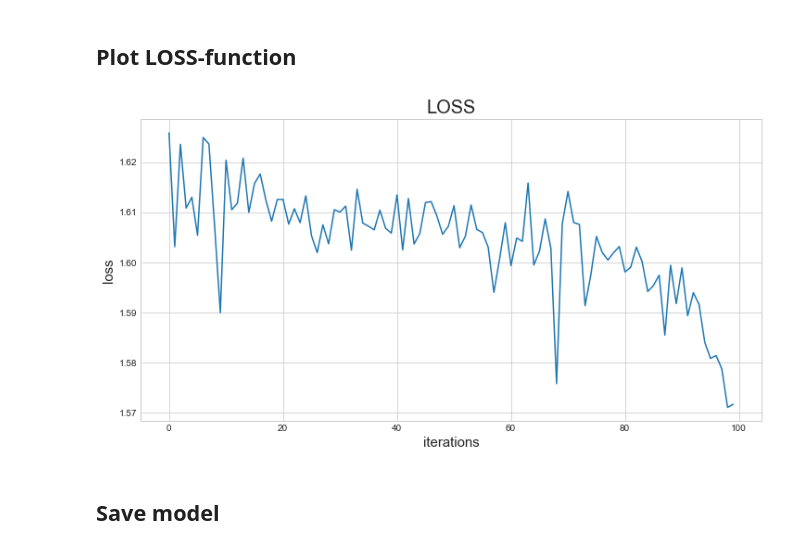
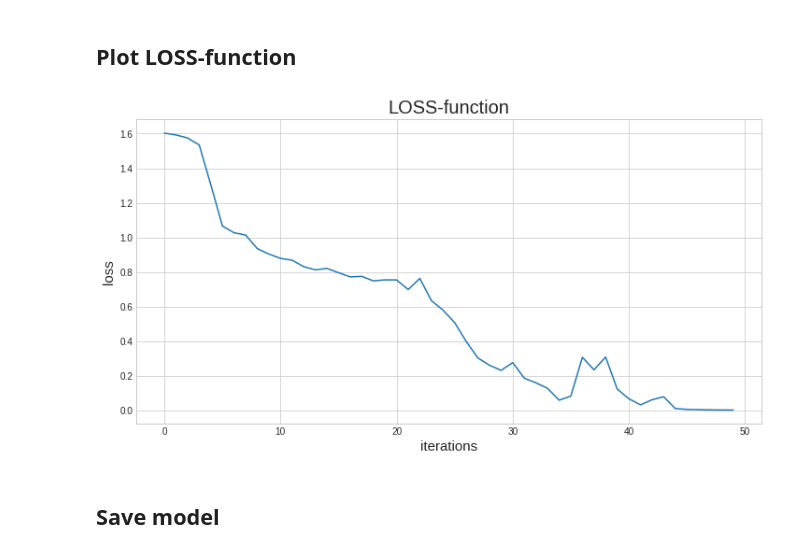
Before and after one commit to erikhelmut/japanese-character-classification, a Jupyter notebook: main_lstm.ipynb, the cells around one changed output. Saved outputs shown, nothing was run; the diff lists cells and outputs as text; code cells hidden in the pictures.

```diff
--- a/main_lstm.ipynb
+++ b/main_lstm.ipynb
@@ -232,9 +244,9 @@ optimizer = torch.optim.SGD(model.parameters(), lr=learning_rate)
 current_loss = 0
 all_losses = []
 
-print_every = 500
-plot_every = 100
-n_iters = 10000
+print_every = 5000
+plot_every = 1000
+n_iters = 50000
 
 def timeSince(since):
     now = time.time()
@@ -286,17 +288,17 @@ for i in range(1, n_iters + 1):
 # %%
 # create figure
 mpl.style.use("seaborn-whitegrid")
 plt.figure(figsize=(12,6))
 # create plot
 plt.plot(all_losses)
 # title and labels
-plt.title("LOSS", fontsize=20)
+plt.title("LOSS-function", fontsize=20)
 plt.xlabel("iterations", fontsize=15)
 plt.ylabel("loss", fontsize=15)
 # show plot
 plt.show()
 # %% [output]
-[figure, old version]
+[figure, new version]
 # %% [markdown]
 ## Save model
 # %%
```
Also changed, not shown: parts of 11 cells of this notebook, 1 other file.
